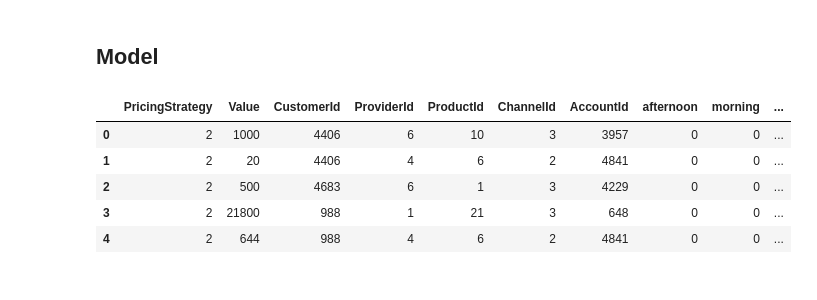
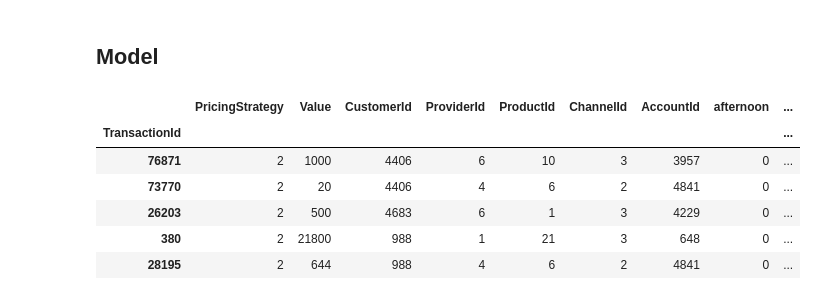
Before and after one commit to AmineAousji/Xente_IA, a Jupyter notebook: IA_Xente_2.ipynb, the cells around one changed output. Drawn from its saved outputs; the diff is of its cells as text; code cells hidden in the pictures.

```diff
--- a/IA_Xente_2.ipynb
+++ b/IA_Xente_2.ipynb
@@ -263,34 +251,39 @@ OH_train.to_csv('data/cleaned_data.csv', index=False)
 # %%
 df = pd.read_csv('data/cleaned_data.csv')
 test_data = pd.read_csv('data/test.csv')
 
+test_data.set_index("TransactionId", inplace=True)
+
+df.set_index("TransactionId", inplace=True)
 test_data.drop(["CurrencyCode", "CountryCode"] ,axis = 1, inplace=True)
 
 # choosing Feautures
 training_features = [
     'PricingStrategy',
-    'Value','CustomerId',
+    'Value',
+    'CustomerId',
     'ProviderId',
     'ProductId',
     'ChannelId',
     'AccountId',
     'afternoon',
     'morning',
     'night',
     'day_of_week',
     'ProductCategory_0',
     'ProductCategory_2']
 
 X = df[training_features]
 y = df.FraudResult
 X.head()
 # %% [output]
-|  | PricingStrategy | Value | CustomerId | ProviderId | ProductId | ChannelId | AccountId | afternoon | morning | ... |
-| 0 | 2 | 1000 | 4406 | 6 | 10 | 3 | 3957 | 0 | 0 | ... |
-| 1 | 2 | 20 | 4406 | 4 | 6 | 2 | 4841 | 0 | 0 | ... |
-| 2 | 2 | 500 | 4683 | 6 | 1 | 3 | 4229 | 0 | 0 | ... |
-| 3 | 2 | 21800 | 988 | 1 | 21 | 3 | 648 | 0 | 0 | ... |
-| 4 | 2 | 644 | 988 | 4 | 6 | 2 | 4841 | 0 | 0 | ... |
+|  | PricingStrategy | Value | CustomerId | ProviderId | ProductId | ChannelId | AccountId | afternoon | ... |
+| TransactionId |  |  |  |  |  |  |  |  | ... |
+| 76871 | 2 | 1000 | 4406 | 6 | 10 | 3 | 3957 | 0 | ... |
+| 73770 | 2 | 20 | 4406 | 4 | 6 | 2 | 4841 | 0 | ... |
+| 26203 | 2 | 500 | 4683 | 6 | 1 | 3 | 4229 | 0 | ... |
+| 380 | 2 | 21800 | 988 | 1 | 21 | 3 | 648 | 0 | ... |
+| 28195 | 2 | 644 | 988 | 4 | 6 | 2 | 4841 | 0 | ... |
 # %%
 from imblearn.over_sampling import SMOTE
 
```
Also changed, not shown: parts of 17 cells of this notebook.
